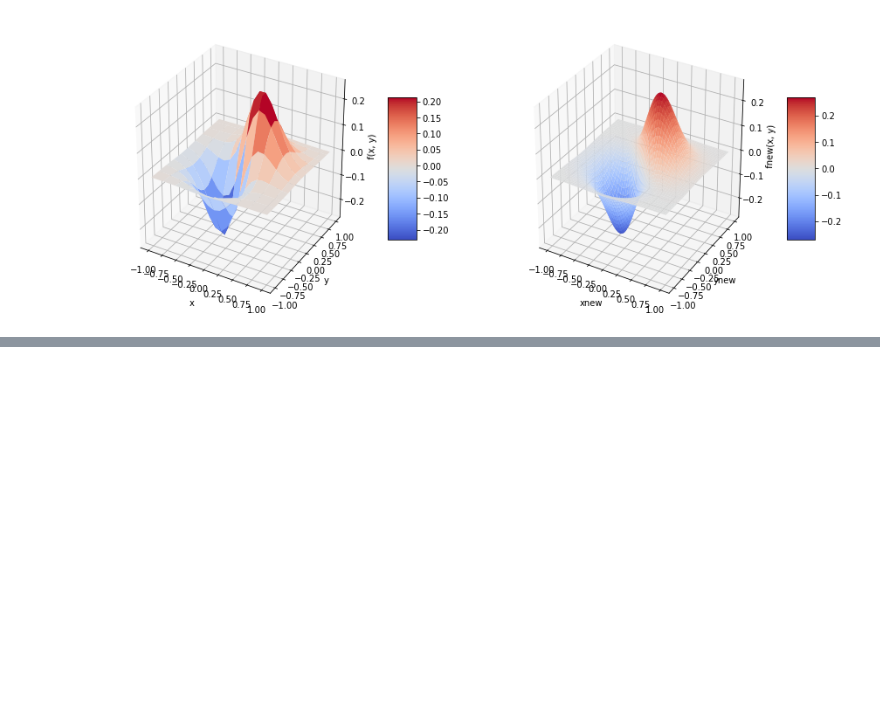
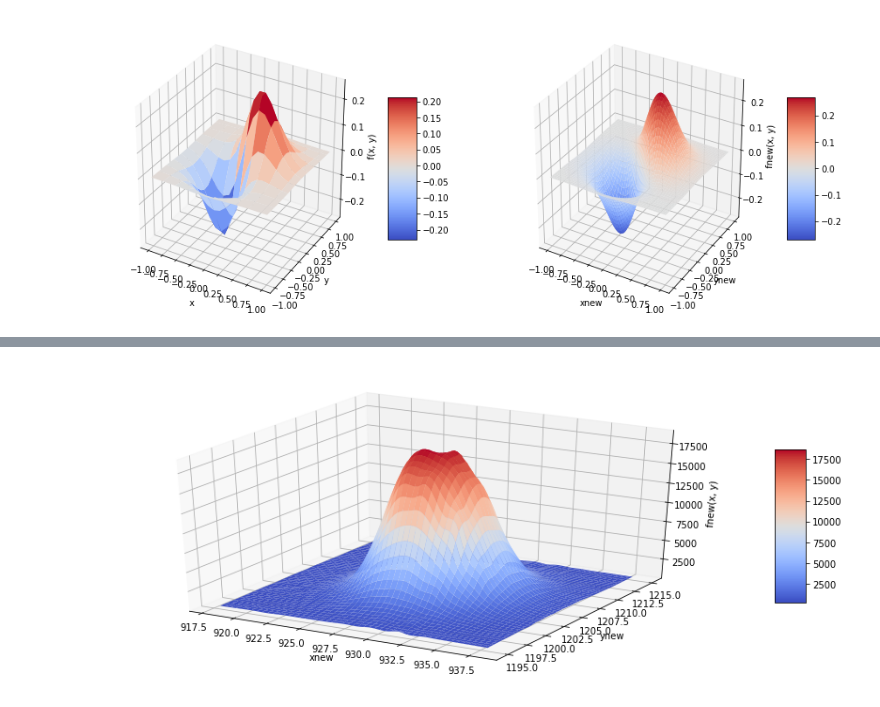
Before and after one commit to Ylllllax/2020_Astro_Statistics, a Jupyter notebook: Practice-1/try：二维插值+二维随机数+圆周积分.ipynb, the cells around one changed output, grey strips where cells are left out. Drawn from its saved outputs; the diff is of its cells as text; code cells hidden in the pictures; blank space fills up the shorter version.

```diff
--- a/Practice-1/try：二维插值+二维随机数+圆周积分.ipynb
+++ b/Practice-1/try：二维插值+二维随机数+圆周积分.ipynb
@@ -58,0 +120,21 @@ SyntaxError: keyword can't be an expression (<ipython-input-20-06ccc90ee409>, li
+# %%
+new_data_func = interpolate.interp2d(x, y, fvals, kind='cubic')
+'''
+此处如果直接选择整个图像区域（2048*2048）插值会报错（格点太多）
+'''
+
+xnew = np.linspace(918, 938,100)
+ynew = np.linspace(1195, 1215,100)
+fnew = new_data_func(xnew, ynew)
+xnew, ynew = np.meshgrid(xnew, ynew)
+
+fig = plt.figure(figsize=(15, 6))
+ax2=plt.subplot(111,projection = '3d')
+surf2 = ax2.plot_surface(xnew, ynew, fnew, rstride=2, cstride=2, cmap=cm.coolwarm,linewidth=0.5, antialiased=True)
+ax2.set_xlabel('xnew')
+ax2.set_ylabel('ynew')
+ax2.set_zlabel('fnew(x, y)')
+plt.colorbar(surf2, shrink=0.5, aspect=5)#标注
+plt.show()
+# %% [output]
+[figure, added]
```
Also changed, not shown: parts of 8 cells of this notebook, 1 other file.
